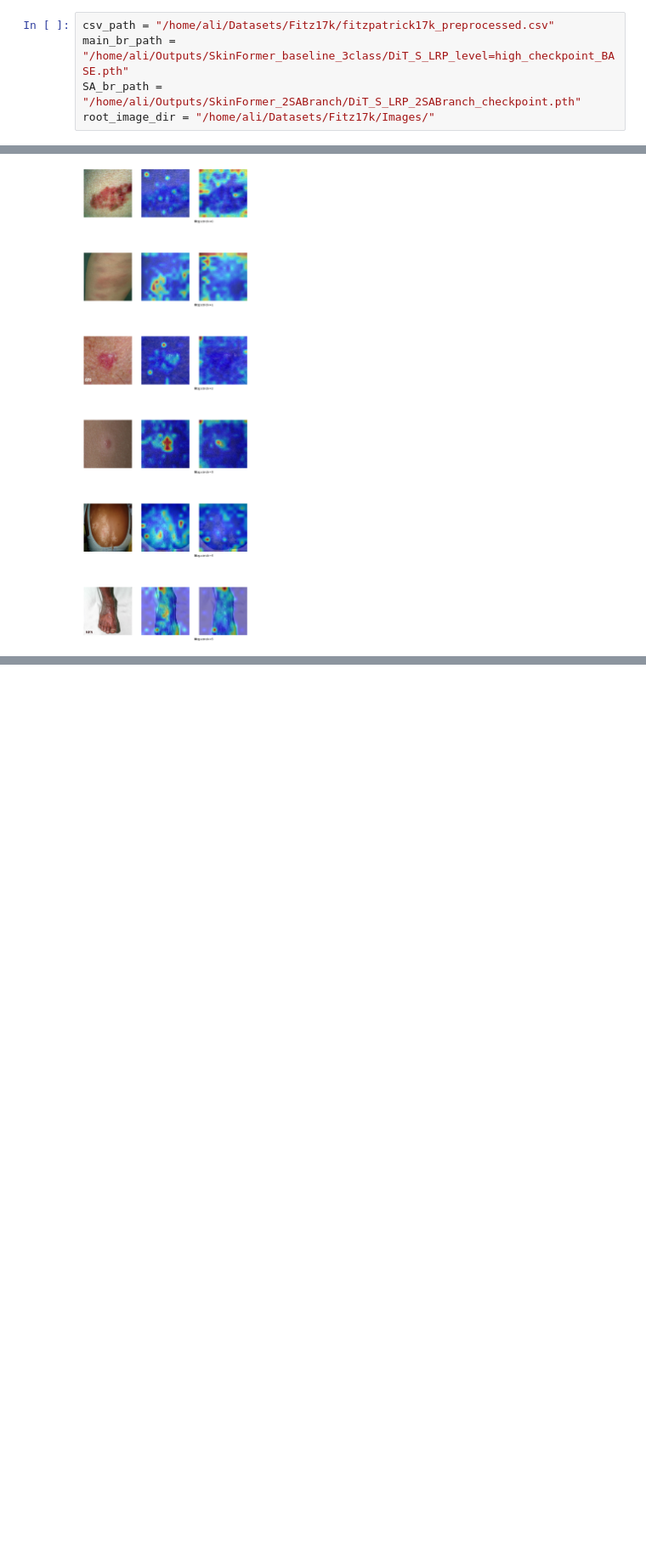
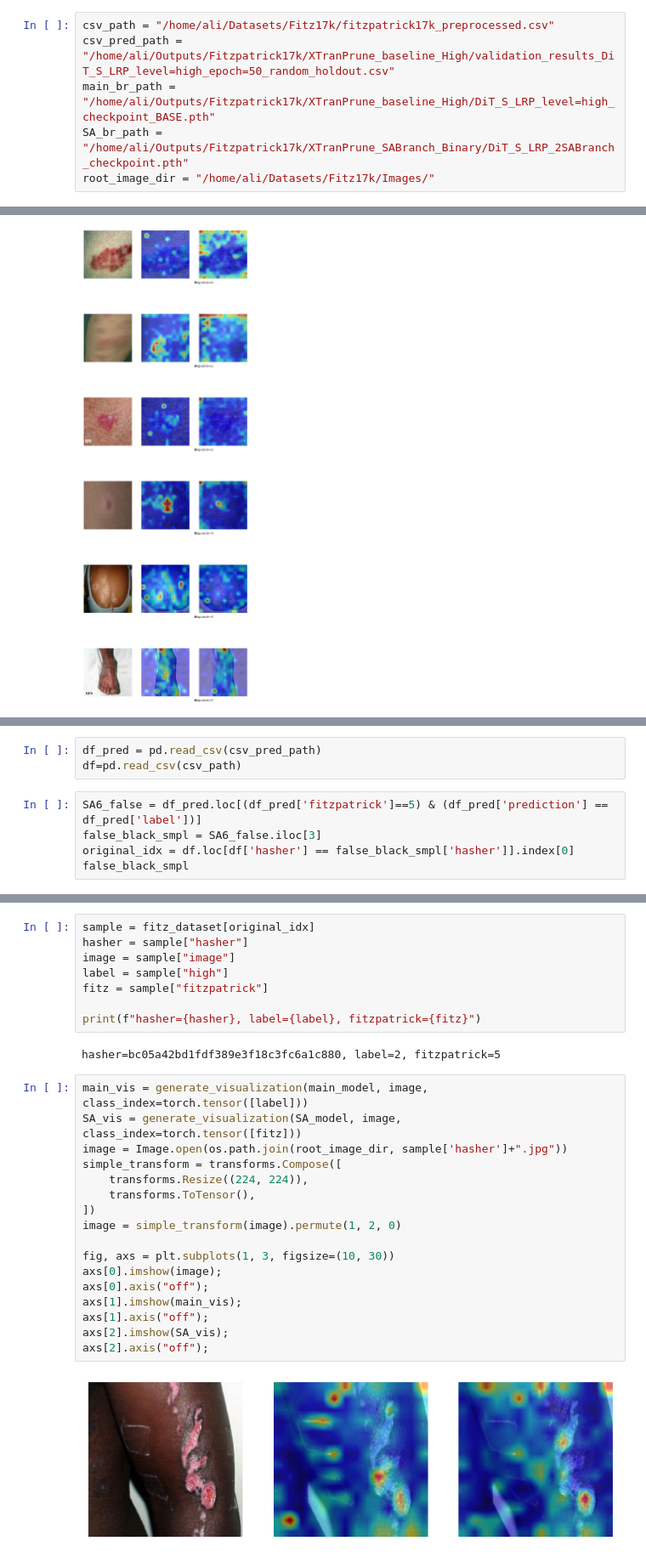
Before and after one commit to AliGhadirii/XTranPrune, a Jupyter notebook: Notebooks/Visual_Explanation_server.ipynb, the cells around one changed output, grey strips where cells are left out. Shown at 85% size. Saved outputs shown, nothing was run; the diff lists cells and outputs as text; blank space fills up the shorter version.

Commit message:
visual notebook modified

```diff
--- a/Notebooks/Visual_Explanation_server.ipynb
+++ b/Notebooks/Visual_Explanation_server.ipynb
@@ -1,7 +1,8 @@
 # %%
 csv_path = "/home/ali/Datasets/Fitz17k/fitzpatrick17k_preprocessed.csv"
-main_br_path = "/home/ali/Outputs/SkinFormer_baseline_3class/DiT_S_LRP_level=high_checkpoint_BASE.pth"
-SA_br_path = "/home/ali/Outputs/SkinFormer_2SABranch/DiT_S_LRP_2SABranch_checkpoint.pth"
+csv_pred_path = "/home/ali/Outputs/Fitzpatrick17k/XTranPrune_baseline_High/validation_results_DiT_S_LRP_level=high_epoch=50_random_holdout.csv"
+main_br_path = "/home/ali/Outputs/Fitzpatrick17k/XTranPrune_baseline_High/DiT_S_LRP_level=high_checkpoint_BASE.pth"
+SA_br_path = "/home/ali/Outputs/Fitzpatrick17k/XTranPrune_SABranch_Binary/DiT_S_LRP_2SABranch_checkpoint.pth"
 root_image_dir = "/home/ali/Datasets/Fitz17k/Images/"
 # %% [markdown]
 # Visualization code
@@ -167,0 +172,8 @@ for i, idx in enumerate(indices):
+# %%
+df_pred = pd.read_csv(csv_pred_path)
+df=pd.read_csv(csv_path)
+# %%
+SA6_false = df_pred.loc[(df_pred['fitzpatrick']==5) & (df_pred['prediction'] == df_pred['label'])]
+false_black_smpl = SA6_false.iloc[3]
+original_idx = df.loc[df['hasher'] == false_black_smpl['hasher']].index[0]
+false_black_smpl
@@ -167,0 +189,29 @@ for i, idx in enumerate(indices):
+# %%
+sample = fitz_dataset[original_idx]
+hasher = sample["hasher"]
+image = sample["image"]
+label = sample["high"]
+fitz = sample["fitzpatrick"]
+
+print(f"hasher={hasher}, label={label}, fitzpatrick={fitz}")
+# %% [output]
+hasher=bc05a42bd1fdf389e3f18c3fc6a1c880, label=2, fitzpatrick=5
+# %%
+main_vis = generate_visualization(main_model, image, class_index=torch.tensor([label]))
+SA_vis = generate_visualization(SA_model, image, class_index=torch.tensor([fitz]))
+image = Image.open(os.path.join(root_image_dir, sample['hasher']+".jpg"))
+simple_transform = transforms.Compose([
+    transforms.Resize((224, 224)),
+    transforms.ToTensor(),
+])
+image = simple_transform(image).permute(1, 2, 0)
+
+fig, axs = plt.subplots(1, 3, figsize=(10, 30))
+axs[0].imshow(image);
+axs[0].axis("off");
+axs[1].imshow(main_vis);
+axs[1].axis("off");
+axs[2].imshow(SA_vis);
+axs[2].axis("off");
+# %% [output]
+[figure, added]
```
Also changed, not shown: parts of 4 cells of this notebook.
